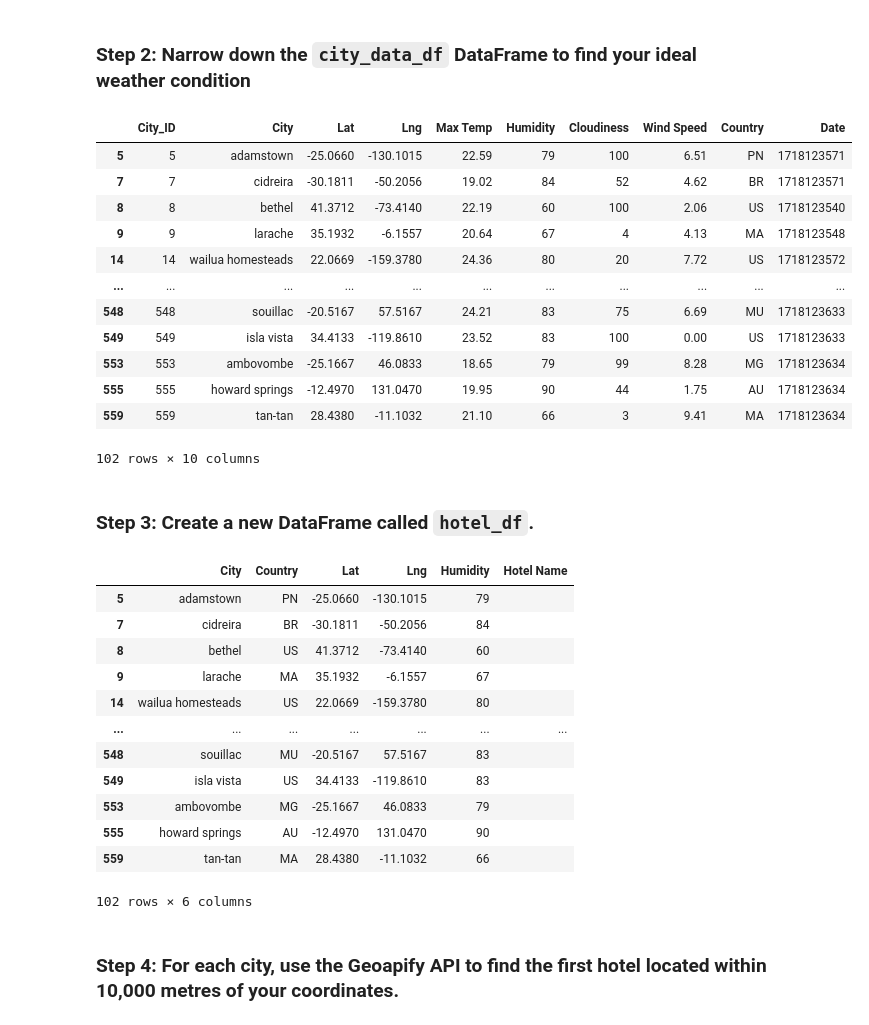
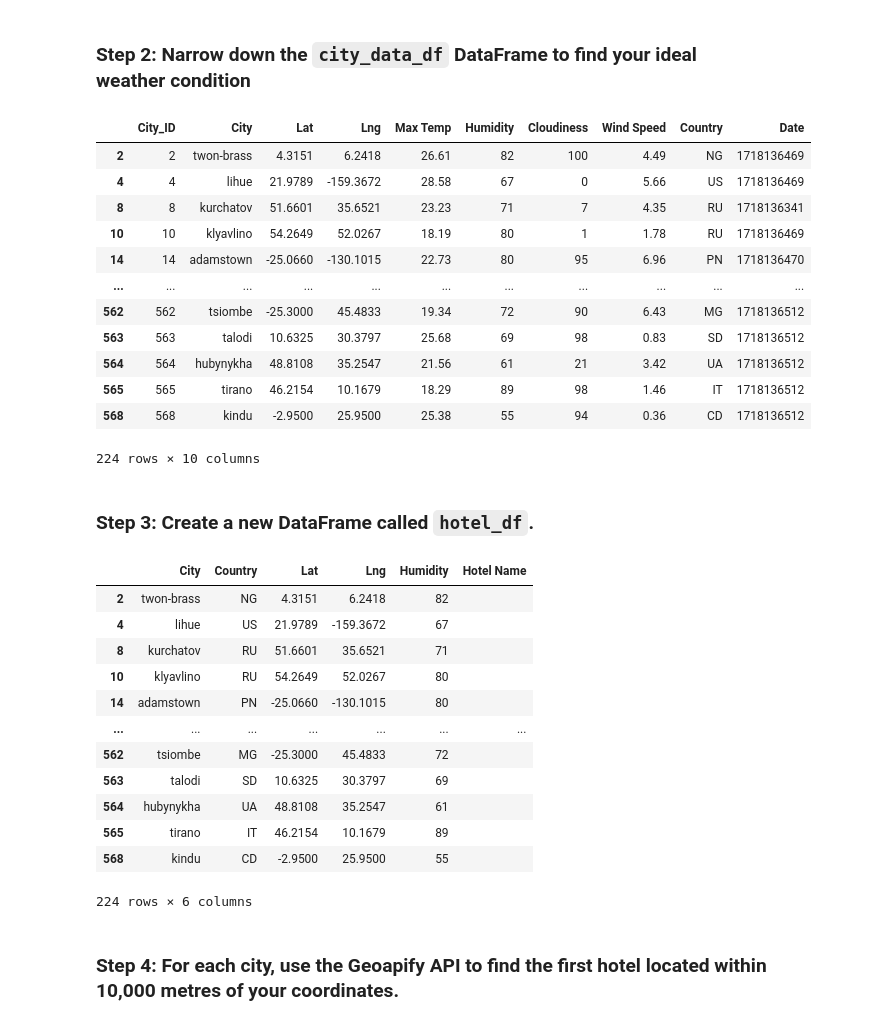
Before and after one commit to Santicorts/python-api-challenge, a Jupyter notebook: Weather PY/VacationPy.ipynb, the cells around one changed output. Cells and saved outputs as stored; diff of their text form; code cells hidden in the pictures.

```diff
--- a/Weather PY/VacationPy.ipynb
+++ b/Weather PY/VacationPy.ipynb
@@ -51,30 +55,30 @@ map_plot_1
 ### Step 2: Narrow down the `city_data_df` DataFrame to find your ideal weather condition
 # %%
 ideal_weather_cities = city_data_df[
-    (city_data_df['Max Temp'] >= 18) & (city_data_df['Max Temp'] <= 26) &
-    (city_data_df['Humidity'] >= 60) & (city_data_df['Humidity'] <= 90) &
+    (city_data_df['Max Temp'] >= 18) & (city_data_df['Max Temp'] <= 29) &
+    (city_data_df['Humidity'] >= 48) & (city_data_df['Humidity'] <= 95) &
     (city_data_df['Wind Speed'] <= 15)
 ]
 
 # Drop any rows with null values
 ideal_weather_cities = ideal_weather_cities.dropna()
 
 # Display sample data
 ideal_weather_cities
 # %% [output]
 |  | City_ID | City | Lat | Lng | Max Temp | Humidity | Cloudiness | Wind Speed | Country | Date |
-| 5 | 5 | adamstown | -25.0660 | -130.1015 | 22.59 | 79 | 100 | 6.51 | PN | 1718123571 |
-| 7 | 7 | cidreira | -30.1811 | -50.2056 | 19.02 | 84 | 52 | 4.62 | BR | 1718123571 |
-| 8 | 8 | bethel | 41.3712 | -73.4140 | 22.19 | 60 | 100 | 2.06 | US | 1718123540 |
-| 9 | 9 | larache | 35.1932 | -6.1557 | 20.64 | 67 | 4 | 4.13 | MA | 1718123548 |
-| 14 | 14 | wailua homesteads | 22.0669 | -159.3780 | 24.36 | 80 | 20 | 7.72 | US | 1718123572 |
+| 2 | 2 | twon-brass | 4.3151 | 6.2418 | 26.61 | 82 | 100 | 4.49 | NG | 1718136469 |
+| 4 | 4 | lihue | 21.9789 | -159.3672 | 28.58 | 67 | 0 | 5.66 | US | 1718136469 |
+| 8 | 8 | kurchatov | 51.6601 | 35.6521 | 23.23 | 71 | 7 | 4.35 | RU | 1718136341 |
+| 10 | 10 | klyavlino | 54.2649 | 52.0267 | 18.19 | 80 | 1 | 1.78 | RU | 1718136469 |
+| 14 | 14 | adamstown | -25.0660 | -130.1015 | 22.73 | 80 | 95 | 6.96 | PN | 1718136470 |
 | ... | ... | ... | ... | ... | ... | ... | ... | ... | ... | ... |
-| 548 | 548 | souillac | -20.5167 | 57.5167 | 24.21 | 83 | 75 | 6.69 | MU | 1718123633 |
-| 549 | 549 | isla vista | 34.4133 | -119.8610 | 23.52 | 83 | 100 | 0.00 | US | 1718123633 |
-| 553 | 553 | ambovombe | -25.1667 | 46.0833 | 18.65 | 79 | 99 | 8.28 | MG | 1718123634 |
-| 555 | 555 | howard springs | -12.4970 | 131.0470 | 19.95 | 90 | 44 | 1.75 | AU | 1718123634 |
-| 559 | 559 | tan-tan | 28.4380 | -11.1032 | 21.10 | 66 | 3 | 9.41 | MA | 1718123634 |
+| 562 | 562 | tsiombe | -25.3000 | 45.4833 | 19.34 | 72 | 90 | 6.43 | MG | 1718136512 |
+| 563 | 563 | talodi | 10.6325 | 30.3797 | 25.68 | 69 | 98 | 0.83 | SD | 1718136512 |
+| 564 | 564 | hubynykha | 48.8108 | 35.2547 | 21.56 | 61 | 21 | 3.42 | UA | 1718136512 |
+| 565 | 565 | tirano | 46.2154 | 10.1679 | 18.29 | 89 | 98 | 1.46 | IT | 1718136512 |
+| 568 | 568 | kindu | -2.9500 | 25.9500 | 25.38 | 55 | 94 | 0.36 | CD | 1718136512 |
-102 rows × 10 columns
+224 rows × 10 columns
 # %% [markdown]
 ### Step 3: Create a new DataFrame called `hotel_df`.
 # %%
@@ -87,18 +91,18 @@ hotel_df['Hotel Name'] = ""
 hotel_df
 # %% [output]
 |  | City | Country | Lat | Lng | Humidity | Hotel Name |
-| 5 | adamstown | PN | -25.0660 | -130.1015 | 79 |  |
-| 7 | cidreira | BR | -30.1811 | -50.2056 | 84 |  |
-| 8 | bethel | US | 41.3712 | -73.4140 | 60 |  |
-| 9 | larache | MA | 35.1932 | -6.1557 | 67 |  |
-| 14 | wailua homesteads | US | 22.0669 | -159.3780 | 80 |  |
+| 2 | twon-brass | NG | 4.3151 | 6.2418 | 82 |  |
+| 4 | lihue | US | 21.9789 | -159.3672 | 67 |  |
+| 8 | kurchatov | RU | 51.6601 | 35.6521 | 71 |  |
+| 10 | klyavlino | RU | 54.2649 | 52.0267 | 80 |  |
+| 14 | adamstown | PN | -25.0660 | -130.1015 | 80 |  |
 | ... | ... | ... | ... | ... | ... | ... |
-| 548 | souillac | MU | -20.5167 | 57.5167 | 83 |  |
-| 549 | isla vista | US | 34.4133 | -119.8610 | 83 |  |
-| 553 | ambovombe | MG | -25.1667 | 46.0833 | 79 |  |
-| 555 | howard springs | AU | -12.4970 | 131.0470 | 90 |  |
-| 559 | tan-tan | MA | 28.4380 | -11.1032 | 66 |  |
+| 562 | tsiombe | MG | -25.3000 | 45.4833 | 72 |  |
+| 563 | talodi | SD | 10.6325 | 30.3797 | 69 |  |
+| 564 | hubynykha | UA | 48.8108 | 35.2547 | 61 |  |
+| 565 | tirano | IT | 46.2154 | 10.1679 | 89 |  |
+| 568 | kindu | CD | -2.9500 | 25.9500 | 55 |  |
-102 rows × 6 columns
+224 rows × 6 columns
 # %% [markdown]
 ### Step 4: For each city, use the Geoapify API to find the first hotel located within 10,000 metres of your coordinates.
 # %%
```
Also changed, not shown: parts of 4 cells of this notebook.
